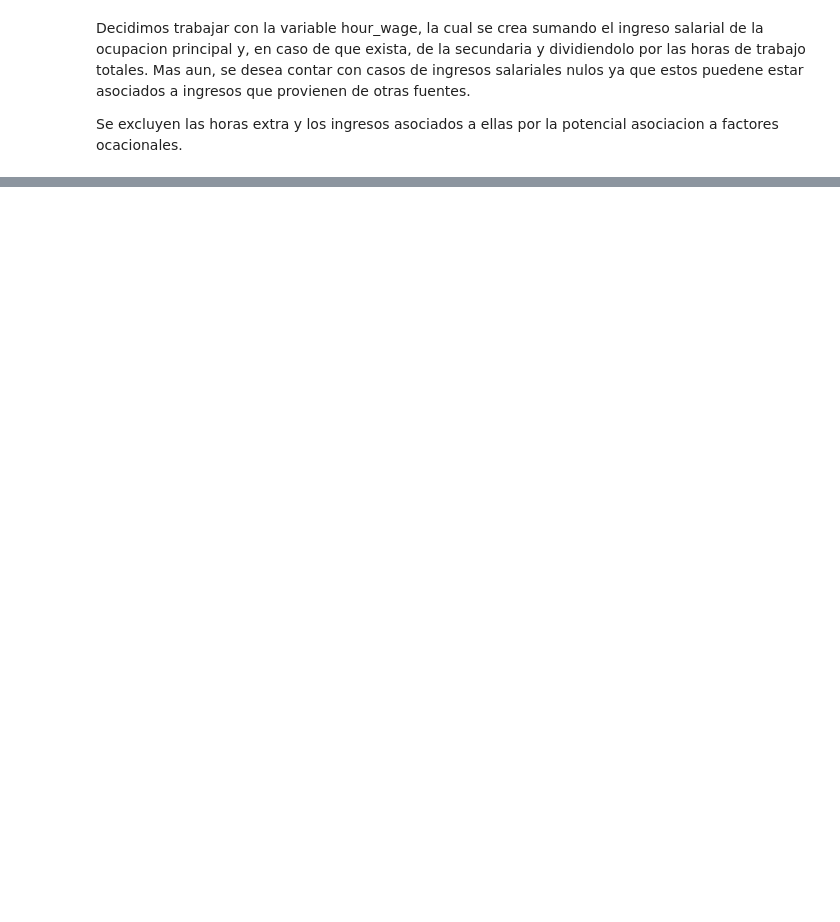
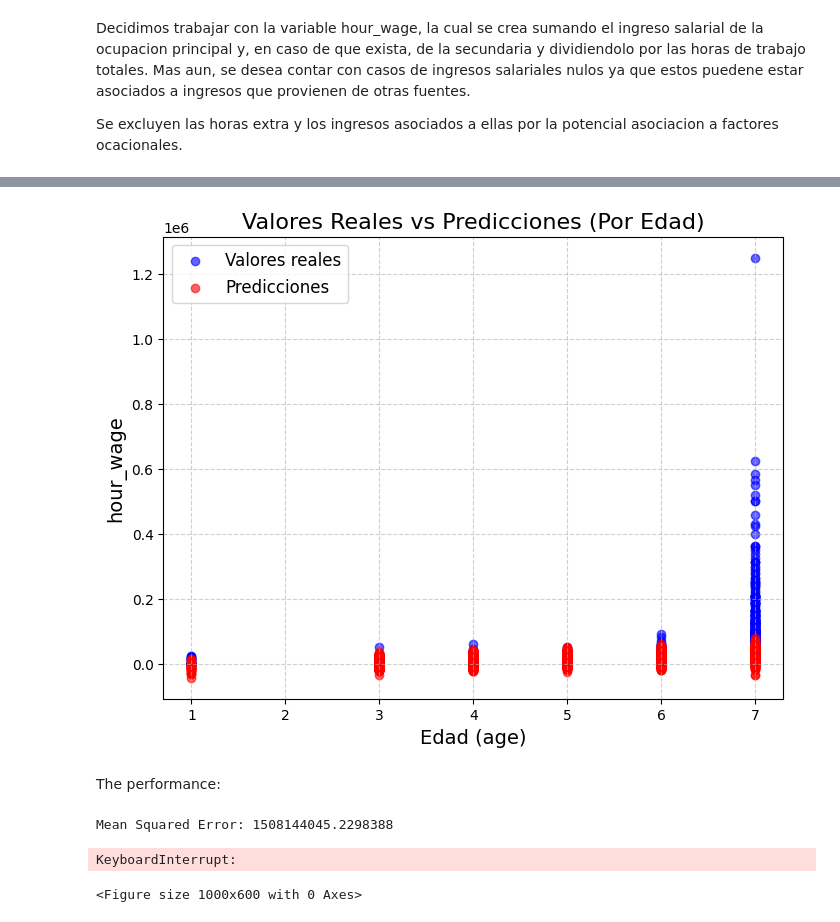
Before and after one commit to carolinabasile/ProblemSet1_MachineLearning, a Jupyter notebook: Analysis.ipynb, the cells around one changed output, grey strips where cells are left out. Saved outputs shown, nothing was run; the diff lists cells and outputs as text; code cells hidden in the pictures; blank space fills up the shorter version.

```diff
--- a/Analysis.ipynb
+++ b/Analysis.ipynb
@@ -304,0 +484,19 @@ rama2d -- actividad
+# %%
+# Configurar el tamaño del gráfico
+plt.figure(figsize=(8, 6))
+
+# Graficar los puntos reales (y_test frente a age)
+plt.scatter(X_test["maxEducLevel"], y_test, color='blue', label='Valores reales', alpha=0.6)
+
+# Graficar los valores predichos (y_hat frente a age)
+plt.scatter(X_test["maxEducLevel"], y_hat_model3, color='red', label='Predicciones', alpha=0.6)
+
+# Ajustar el gráfico
+plt.title("Valores Reales vs Predicciones (Por Edad)", fontsize=16)
+plt.xlabel("Edad (age)", fontsize=14)
+plt.ylabel("hour_wage", fontsize=14)
+plt.legend(fontsize=12)
+plt.grid(True, linestyle='--', alpha=0.6)
+plt.show()
+# %% [output]
+[figure, added]
@@ -304,0 +511,32 @@ rama2d -- actividad
+# %% [markdown]
+The performance:
+# %%
+#prediction on new data
+X_test_poly = poly.fit_transform(X_test)
+y_hat_model4 = model4.predict(X_test_poly)
+
+# Calculate Mean Squared Error
+mse4 = mean_squared_error(y_test, y_hat_model4)
+
+print(f'Mean Squared Error: {mse4}')
+# %% [output]
+Mean Squared Error: 1508144045.2298388
+# %%
+from scipy import stats
+
+# Assuming model3 has the lowest prediction error
+y_hat_model3 = model3.predict(X_test[["age", "informal", "relab", "p6426", "sex", "sizeFirm","maxEducLevel"]])
+
+# Calculate prediction errors (residuals)
+errors_model3 = y_test.values.flatten() - y_hat_model3
+
+# Plot the distribution of prediction errors
+plt.figure(figsize=(10, 6))
+sns.histplot(errors_model3, kde=True)
+plt.title("Distribution of Prediction Errors (Model 3)")
+plt.xlabel("Prediction Error")
+plt.ylabel("Frequency")
+plt.show()
+# %% [output]
+KeyboardInterrupt:
+<Figure size 1000x600 with 0 Axes>
```
Also changed, not shown: parts of 30 cells of this notebook.
